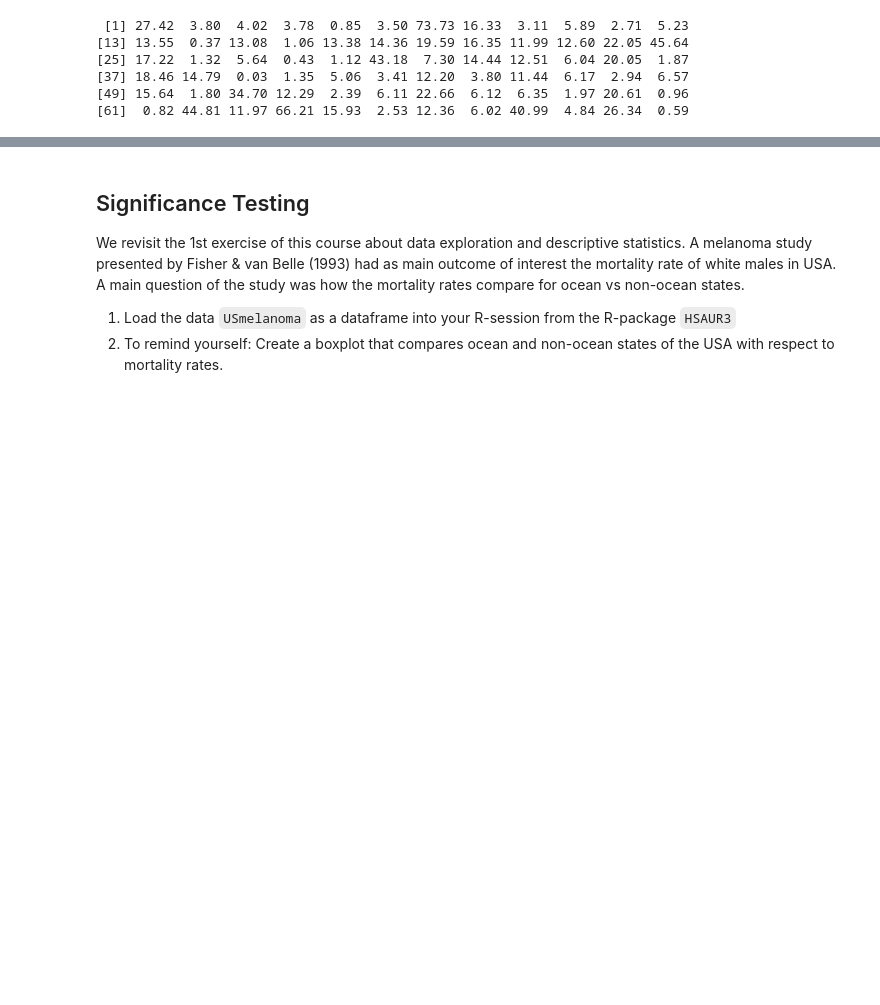
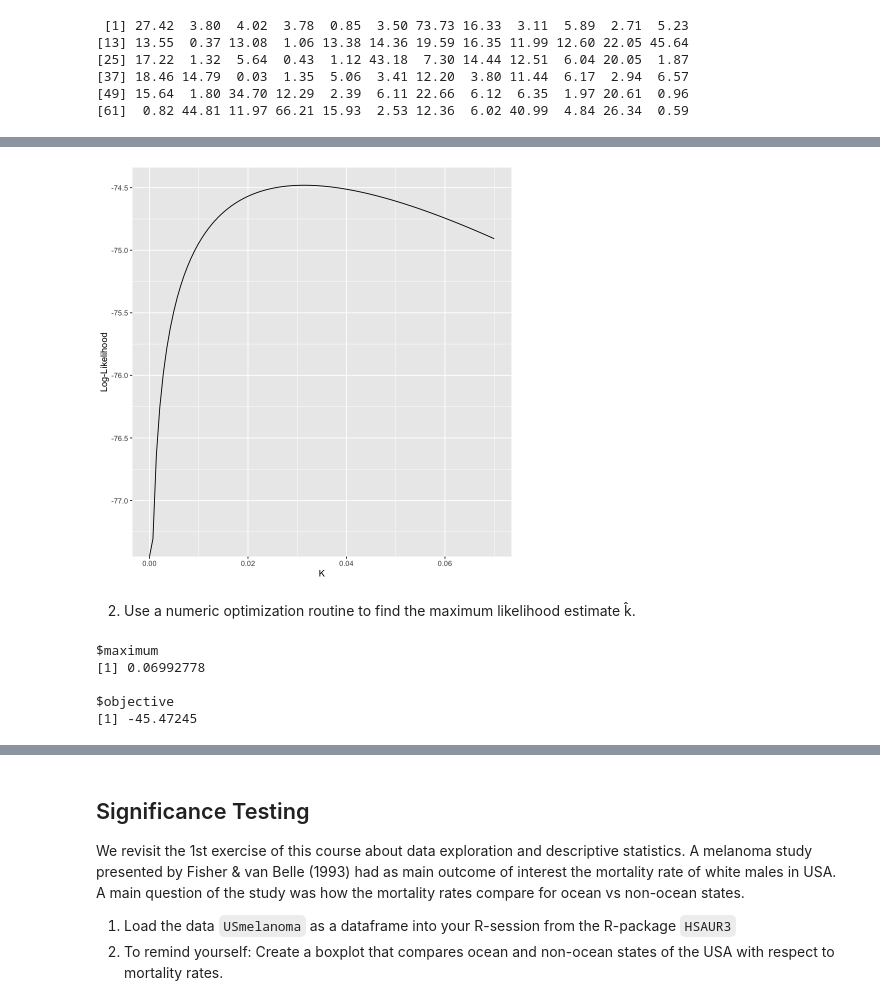
Before and after one commit to zrthxn/spedex, a Jupyter notebook: S4 - Significance.ipynb, the cells around one changed output, grey strips where cells are left out. Saved outputs shown, nothing was run; the diff lists cells and outputs as text; code cells hidden in the pictures; blank space fills up the shorter version.

```diff
--- a/S4 - Significance.ipynb
+++ b/S4 - Significance.ipynb
@@ -50,0 +75,12 @@ surv_time
+# %%
+loglike_f_weibull <- function(k, x_samples, u0) {
+    log(k / u0) +
+    ((k - 1) * sum(log(x_samples / u0))) +
+    sum(-((x_samples / u0)^k))
+}
+# %%
+ggplot() +
+    xlim(0,0.07) +
+    geom_function(fun = loglike_f_weibull, args = list(x_samples = surv_time, u0 = 10)) +
+    labs(x = "K", y = "Log-Likelihood")
+# %% [output]
@@ -50,0 +89,15 @@ surv_time
+[figure, added]
+# %% [markdown]
+2. Use a numeric optimization routine to find the maximum likelihood estimate k̂.
+# %%
+optimize(loglike_f_weibull,
+         interval = c(0,0.07),
+         maximum = TRUE,
+         x_samples = surv_time,
+         u0 = 10)
+# %% [output]
+$maximum
+[1] 0.06992778
+
+$objective
+[1] -45.47245
```
Also changed, not shown: parts of 21 cells of this notebook, 2 other files.
